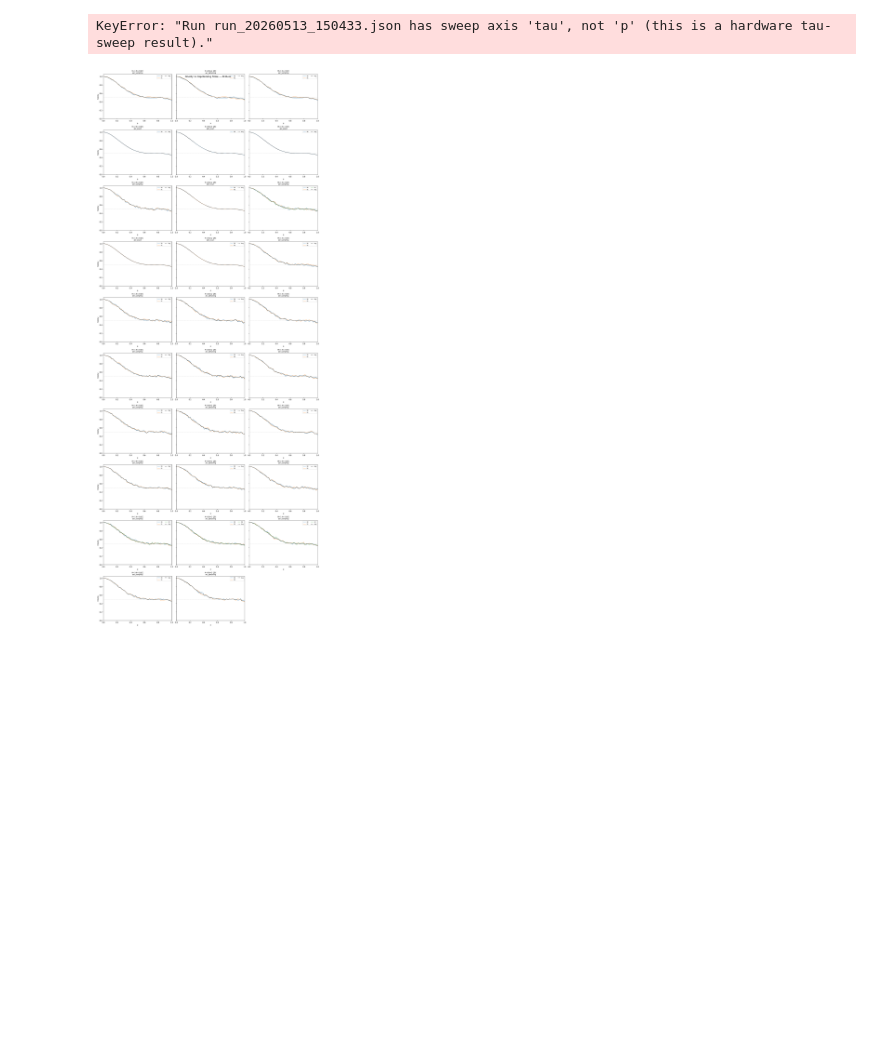
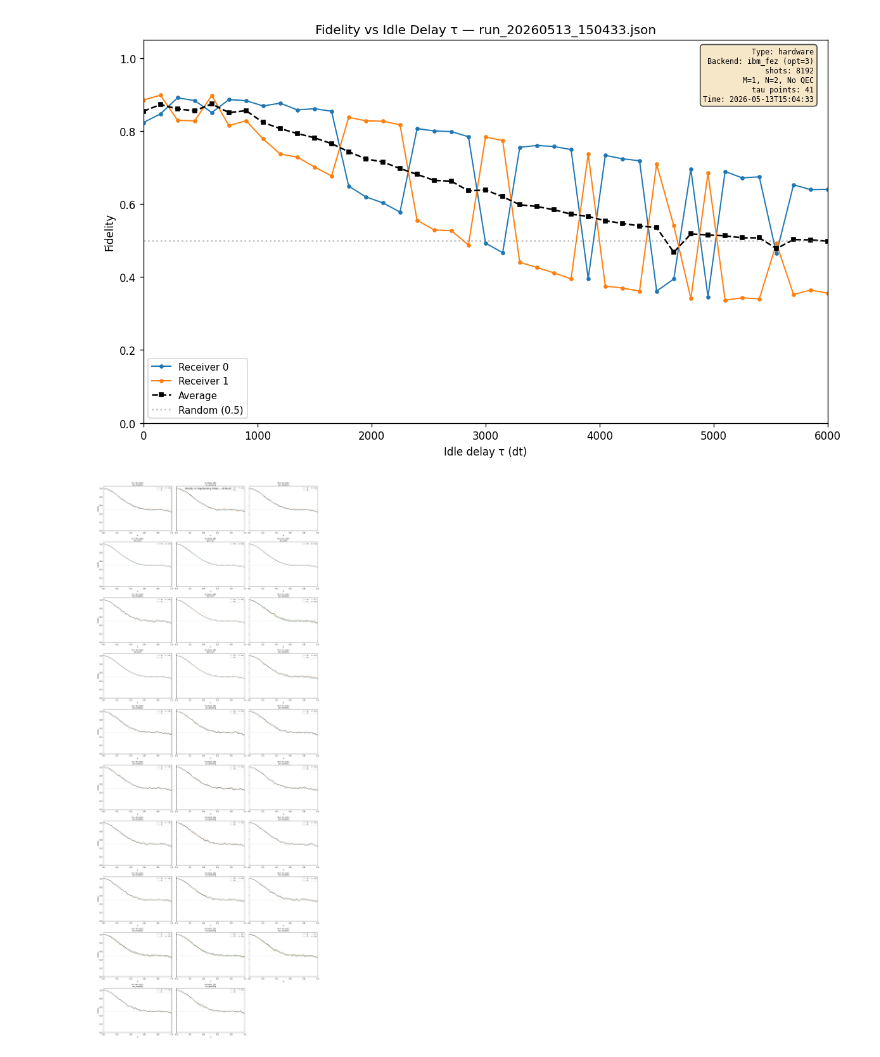
Before and after one commit to mtp354/Broadcasting, a Jupyter notebook: visualizations.ipynb, the cells around one changed output. Drawn from its saved outputs; the diff is of its cells as text; code cells hidden in the pictures; blank space fills up the shorter version.

```diff
--- a/visualizations.ipynb
+++ b/visualizations.ipynb
@@ -59,48 +80,52 @@ Found 42 run(s) in results/
 # %%
-# --- Latest run: fidelity vs noise ---
+# --- Latest run: fidelity vs sweep axis (p or tau) ---
 
 run = latest_run()
 N = run["N"]
-fids = np.array(run["fidelities"])  # shape (n_p, N)
-p_arr = get_p_list(run)
+fids = np.array(run["fidelities"])  # shape (n_sweep, N)
+axis, x_arr, xlabel, xlim = get_sweep(run)
 
 fig, ax = plt.subplots(figsize=(10, 6))
 colors = plt.cm.tab10.colors
 
 for i in range(N):
-    ax.plot(p_arr, fids[:, i], "-o", color=colors[i % len(colors)],
+    ax.plot(x_arr, fids[:, i], "-o", color=colors[i % len(colors)],
             markersize=3, linewidth=1.2, label=f"Receiver {i}")
 
-ax.plot(p_arr, fids.mean(axis=1), "s--", color="black",
+ax.plot(x_arr, fids.mean(axis=1), "s--", color="black",
         markersize=4, linewidth=1.5, label="Average")
 ax.axhline(0.5, color="gray", linestyle=":", alpha=0.5, label="Random (0.5)")
 
-ax.set_xlabel("Depolarizing probability p")
+ax.set_xlabel(xlabel)
 ax.set_ylabel("Fidelity")
 ax.set_ylim(0, 1.05)
-ax.set_xlim(0, 1)
+if xlim is not None:
+    ax.set_xlim(*xlim)
 ax.legend(loc="best", fontsize=9)
 
 # Metadata annotation
 qec_str = "QEC [[5,1,3]]" if run.get("use_qec") else "No QEC"
 backend = run.get("backend", "?")
 opt = run.get("optimization_level")
 meta_lines = [
     f"Type: {run['experiment_type']}",
     f"Backend: {backend}" + (f" (opt={opt})" if opt is not None else ""),
     f"M={run['M']}, N={N}, {qec_str}",
-    f"p points: {len(p_arr)}",
+    f"{axis} points: {len(x_arr)}",
     f"Time: {run.get('timestamp', '')[:19]}",
 ]
 if run.get("n_samples"):
     meta_lines.insert(2, f"n_samples: {run['n_samples']}")
+if run.get("shots"):
+    meta_lines.insert(2, f"shots: {run['shots']}")
 ax.text(0.98, 0.98, "\n".join(meta_lines), transform=ax.transAxes,
         fontsize=7, va="top", ha="right", fontfamily="monospace",
         bbox=dict(boxstyle="round,pad=0.4", facecolor="wheat", alpha=0.7))
 
-ax.set_title(f"Fidelity vs Depolarizing Noise — {run['filename']}")
+axis_title = "Depolarizing Noise" if axis == "p" else "Idle Delay τ"
+ax.set_title(f"Fidelity vs {axis_title} — {run['filename']}")
 plt.tight_layout()
 plt.show()
 # %% [output]
-KeyError: "Run run_20260513_150433.json has sweep axis 'tau', not 'p' (this is a hardware tau-sweep result)."
+[figure, added]
 # %%
```
Also changed, not shown: parts of 2 cells of this notebook, 2 other files.
